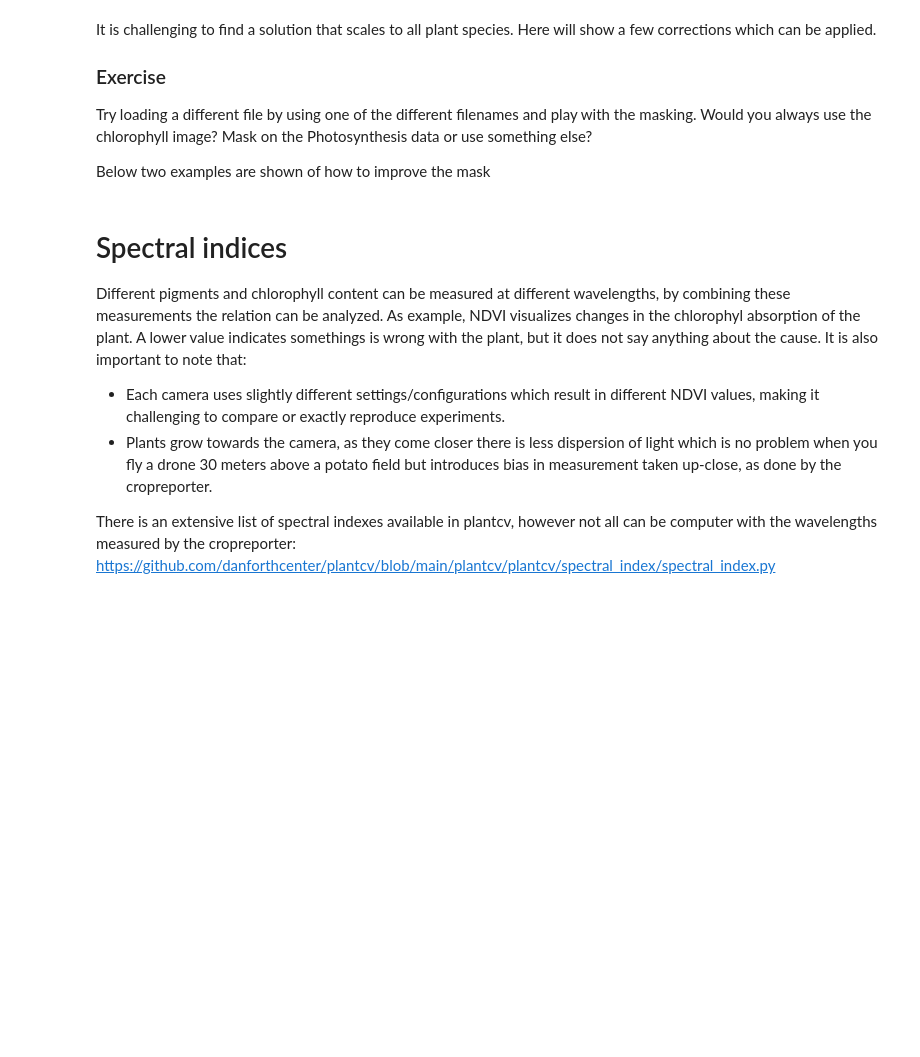
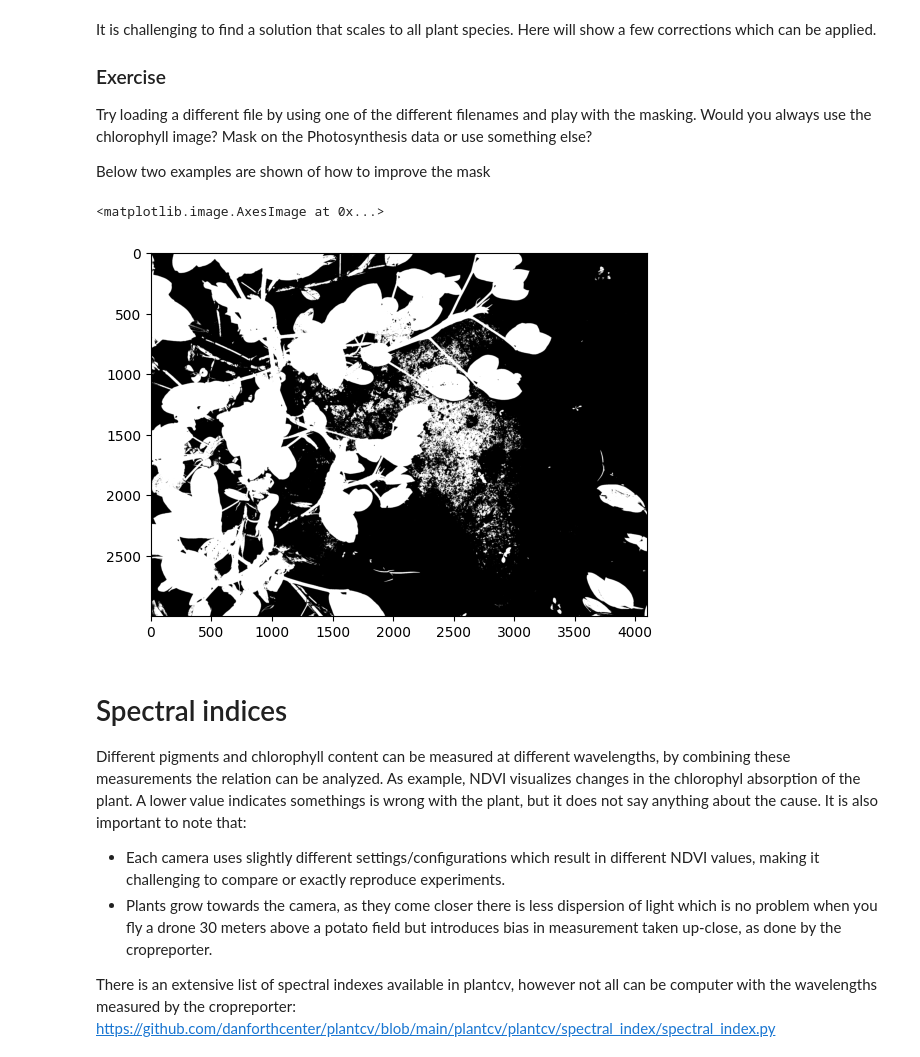
Before and after one commit to JTvD/Workshop_P4P, a Jupyter notebook: introduction.ipynb, the cells around one changed output. Drawn from its saved outputs; the diff is of its cells as text; code cells hidden in the pictures; blank space fills up the shorter version.

```diff
--- a/introduction.ipynb
+++ b/introduction.ipynb
@@ -133,6 +178,17 @@ Here will show a few corrections which can be applied.
 Try loading a different file by using one of the different filenames and play with the masking. Would you always use the chlorophyll image? Mask on the Photosynthesis data or use something else?
 
 Below two examples are shown of how to improve the mask
+# %%
+# Mask below chlorophyll value
+threshold = 4000
+chlorophyll = ps.chlorophyll.sel(frame_label='Chl').to_numpy()
+threshold_mask = np.zeros(chlorophyll.shape, dtype=np.uint8)
+idx = np.where(chlorophyll > threshold)
+threshold_mask[idx] = 255
+plt.imshow(threshold_mask, cmap='gray')
+# %% [output]
+<matplotlib.image.AxesImage at 0x...>
+[figure, added]
 # %%
 # Fill small objects to remove noise and get a complete plant
 # Inputs:
```
Also changed, not shown: parts of 19 cells of this notebook.
